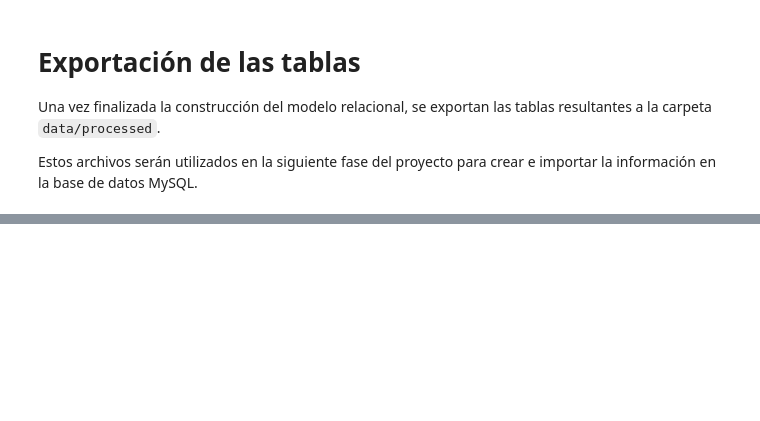
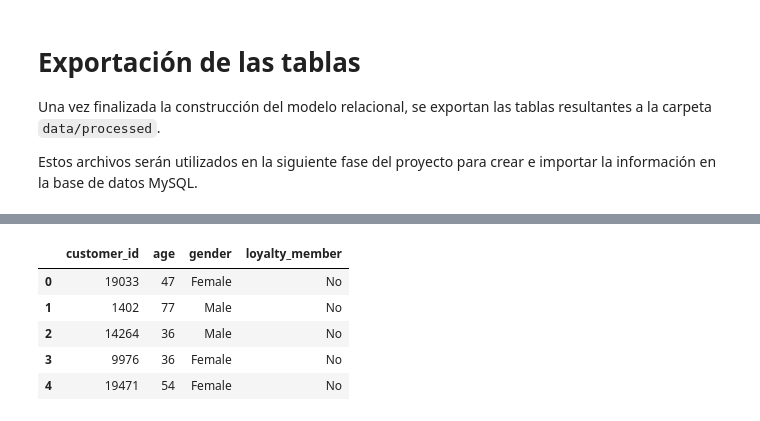
Before and after one commit to IsabeloCastillo/novotech-sales-analytics, a Jupyter notebook: notebooks/01_Data_Understanding.ipynb, the cells around one changed output, grey strips where cells are left out. Cells and saved outputs as stored; diff of their text form; code cells hidden in the pictures; blank space fills up the shorter version.

```diff
--- a/notebooks/01_Data_Understanding.ipynb
+++ b/notebooks/01_Data_Understanding.ipynb
@@ -390,0 +395,22 @@ orders.to_csv(
+# %%
+# ==================================
+# Preparación de datos para MySQL
+# ==================================
+
+customers_sql = customers.rename(
+    columns={
+        "Customer ID": "customer_id",
+        "Age": "age",
+        "Gender": "gender",
+        "Loyalty Member": "loyalty_member"
+    }
+)
+
+customers_sql.head()
+# %% [output]
+|  | customer_id | age | gender | loyalty_member |
+| 0 | 19033 | 47 | Female | No |
+| 1 | 1402 | 77 | Male | No |
+| 2 | 14264 | 36 | Male | No |
+| 3 | 9976 | 36 | Female | No |
+| 4 | 19471 | 54 | Female | No |
```
Also changed, not shown: parts of 4 cells of this notebook, 2 other files.
